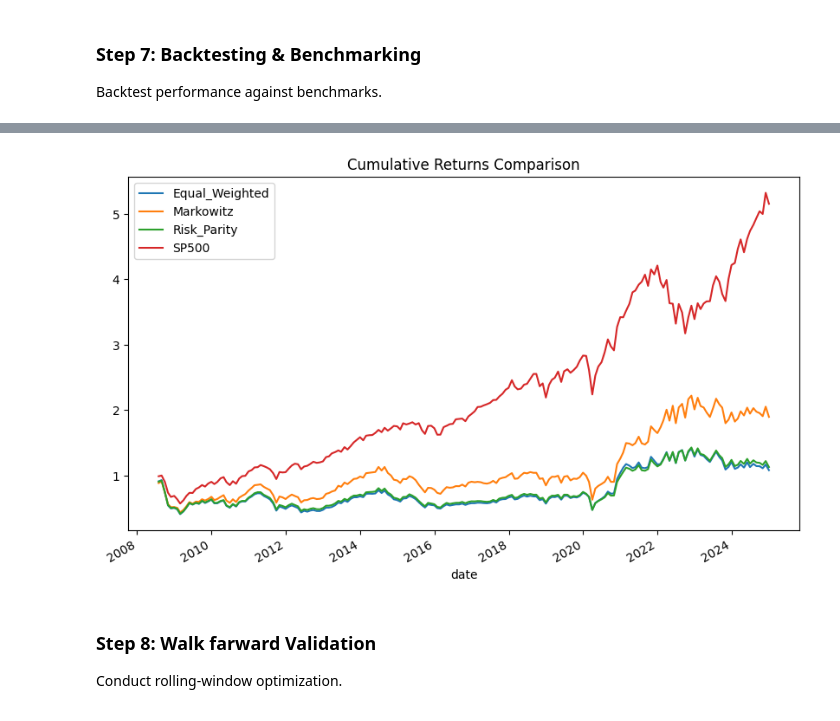
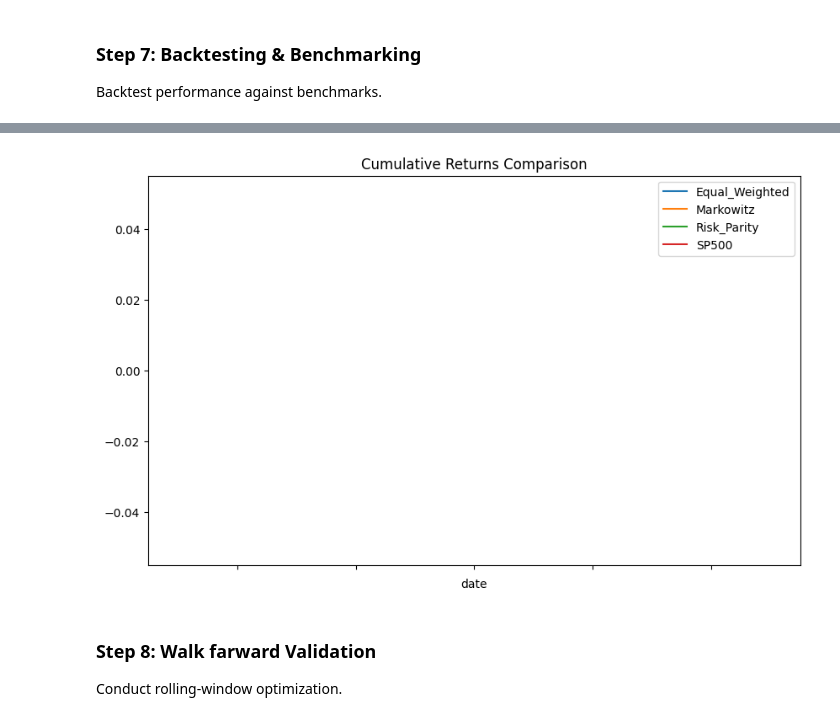
Before and after one commit to simengut/portfolio-optimization-renewable, a Jupyter notebook: InitialAnalysis.ipynb, the cells around one changed output, grey strips where cells are left out. Cells and saved outputs as stored; diff of their text form; code cells hidden in the pictures.

Commit message:
bug fixes with sp500 join

```diff
--- a/InitialAnalysis.ipynb
+++ b/InitialAnalysis.ipynb
@@ -8,4 +8,4 @@ import cvxpy as cp
 from arch import arch_model
 # %%
 # Connect to WRDS
-# db = wrds.Connection(wrds_username='simengut')
+db = wrds.Connection(wrds_username='simengut')
@@ -305,21 +365,14 @@ Backtest performance against benchmarks.
 # %%
-# S&P 500 Benchmark from WRDS
-sp500_query = """
-SELECT date, vwretd FROM crsp.msi
-WHERE date BETWEEN '2007-01-01' AND '2024-12-31'
-"""
-sp500 = db.raw_sql(sp500_query, date_cols=['date']).set_index('date')
-
 # Combine with portfolios
-returns_pivot = returns_pivot.join(sp500, how='inner')
+returns_pivot = returns_pivot.join(sp500, how='outer')
 returns_pivot.rename(columns={'vwretd': 'SP500'}, inplace=True)
 
 # Cumulative returns comparison
 (1 + returns_pivot[['Equal_Weighted', 'Markowitz', 'Risk_Parity', 'SP500']]).cumprod().plot(figsize=(10,6))
 plt.title("Cumulative Returns Comparison")
 plt.show()
 # %% [output]
-[figure, old version]
+[figure, new version]
 # %% [markdown]
 ### Step 8: Walk farward Validation
 Conduct rolling-window optimization.
```
Also changed, not shown: parts of 9 cells of this notebook, 1 other file.
